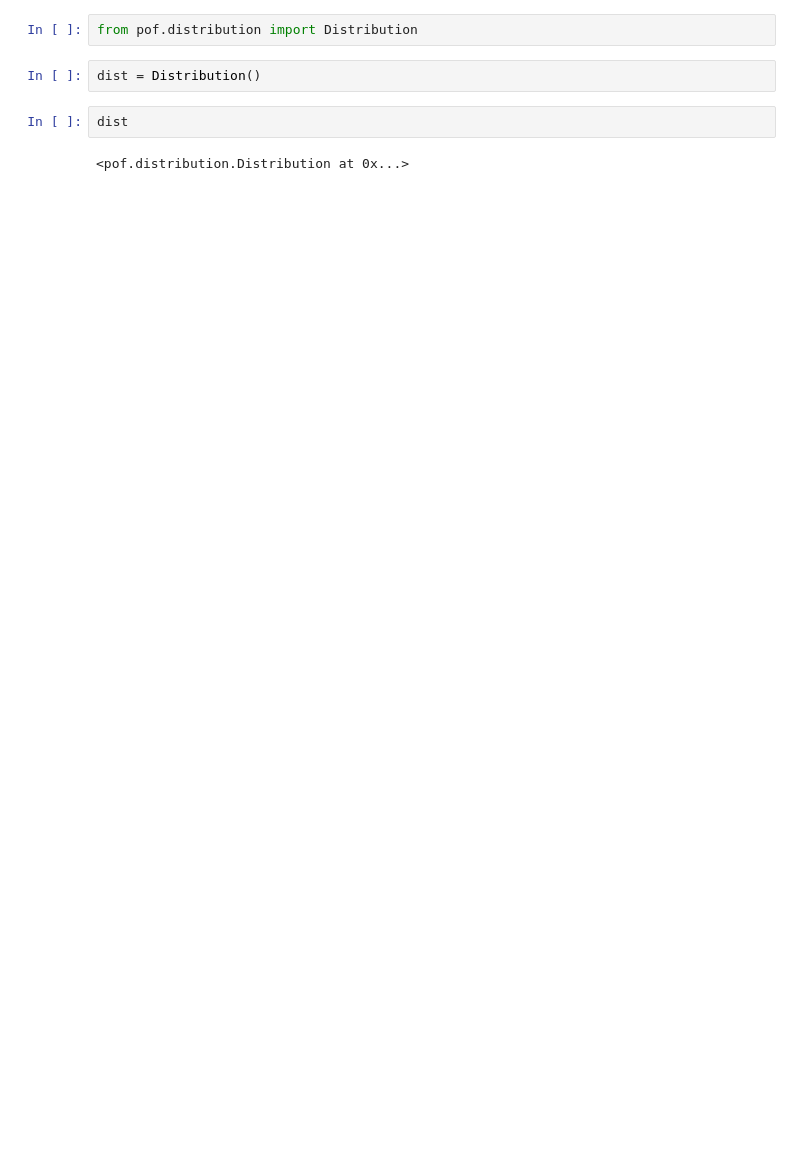
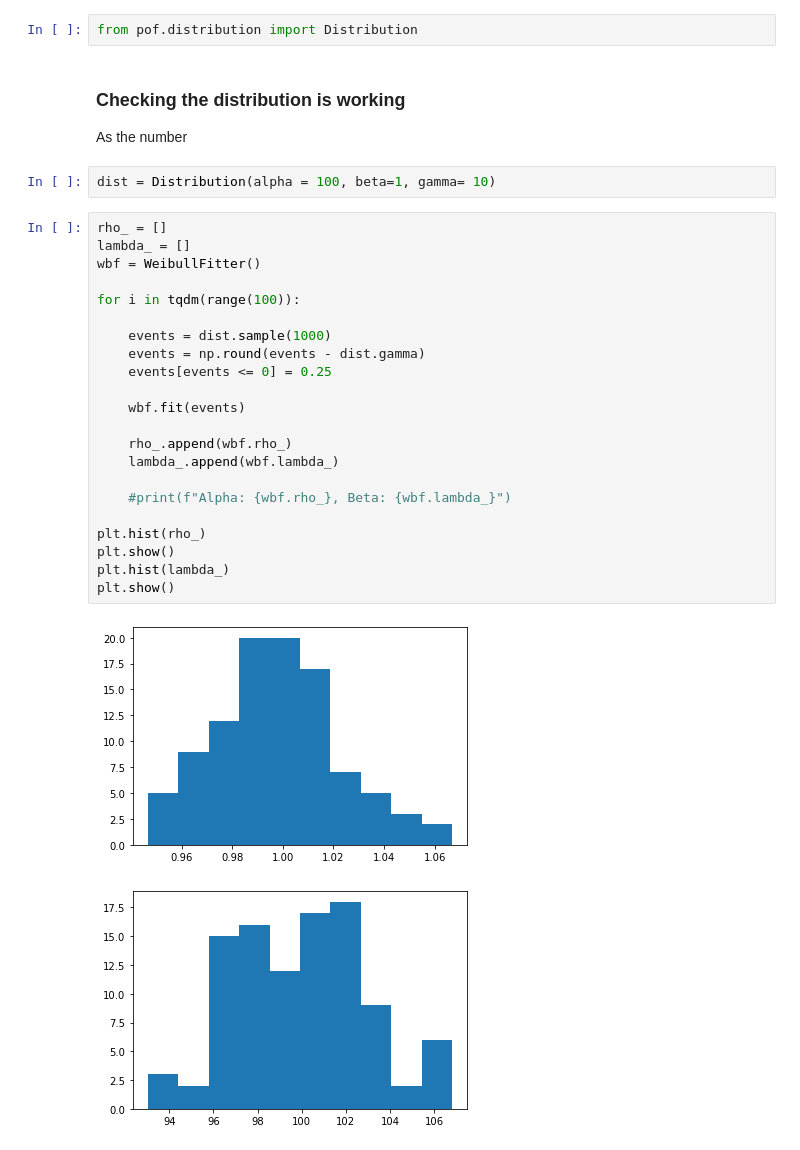
Before and after one commit to gavintreseder/pof, a Jupyter notebook: notebooks/distribution.ipynb, the cells around one changed output. Saved outputs shown, nothing was run; the diff lists cells and outputs as text; blank space fills up the shorter version.

```diff
--- a/notebooks/distribution.ipynb
+++ b/notebooks/distribution.ipynb
@@ -13,11 +15,36 @@ from matplotlib import pyplot as plt
 # %%
 from pof.distribution import Distribution
-# %%
-dist = Distribution()
-# %%
-dist
-# %% [output]
-<pof.distribution.Distribution at 0x...>
+# %% [markdown]
+### Checking the distribution is working
+
+As the number
+# %%
+dist = Distribution(alpha = 100, beta=1, gamma= 10)
+# %%
+rho_ = []
+lambda_ = []
+wbf = WeibullFitter()
+
+for i in tqdm(range(100)):
+
+    events = dist.sample(1000)
+    events = np.round(events - dist.gamma)
+    events[events <= 0] = 0.25
+
+    wbf.fit(events)
+
+    rho_.append(wbf.rho_)
+    lambda_.append(wbf.lambda_)
+
+    #print(f"Alpha: {wbf.rho_}, Beta: {wbf.lambda_}")
+
+plt.hist(rho_)
+plt.show()
+plt.hist(lambda_)
+plt.show()
+# %% [output]
+[figure, added]
+[figure, added]
 # %%
 %%timeit
 
```
Also changed, not shown: parts of 3 cells of this notebook, 4 other files.
